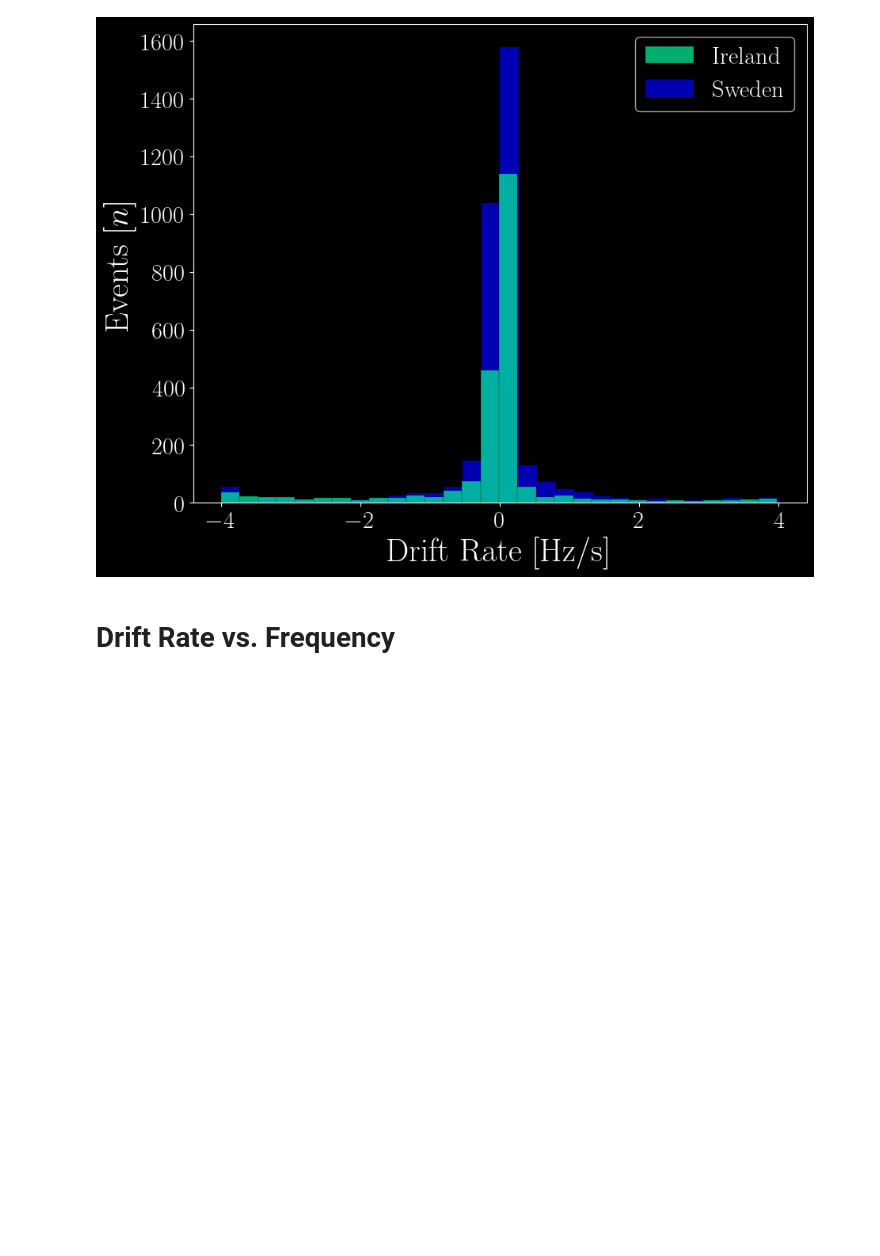
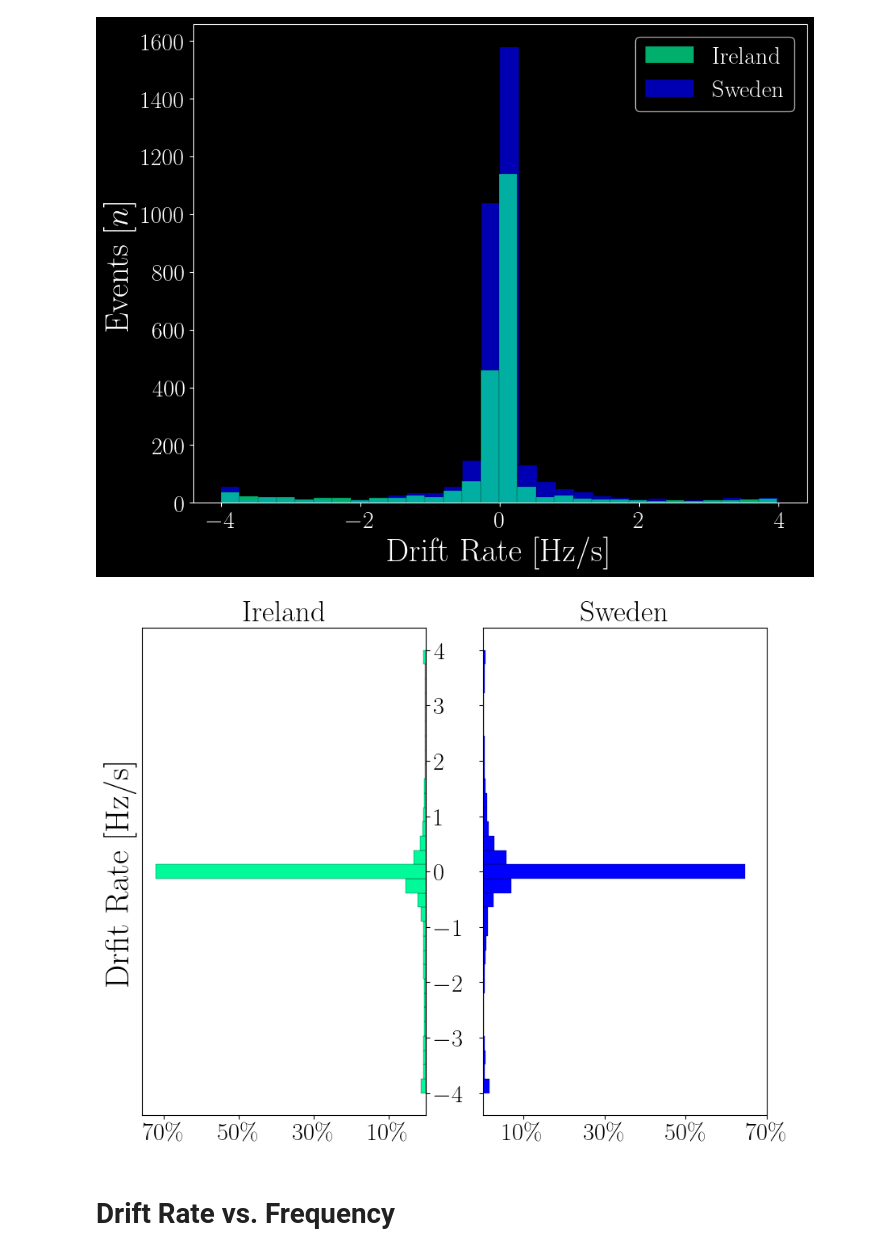
Before and after one commit to OwenJohnsons/SETI-Scripts, a Jupyter notebook: notebooks/dual_site_plots.ipynb, the cells around one changed output. Cells and saved outputs as stored; diff of their text form; code cells hidden in the pictures; blank space fills up the shorter version.

```diff
--- a/notebooks/dual_site_plots.ipynb
+++ b/notebooks/dual_site_plots.ipynb
@@ -237,6 +241,34 @@ with plt.style.context('dark_background'):
 Max S/N, Ireland: 10569934.190535
 Max S/N Sweden: 469236.96875
 [figure]
+# %%
+
+plt.rcParams['axes.spines.right'] = True
+plt.rcParams['axes.spines.top'] = True
+
+# with plt.style.context('dark_background'):
+fig, (ax1, ax2) = plt.subplots(1, 2, sharey=True, figsize=(10,8))
+
+bins = np.linspace(-4, 4, 32)
+
+ax2.yaxis.set_label_coords(-.1, .5)
+ax1.hist(ie_data[3], bins, orientation=u'horizontal', weights=np.ones(len(ie_data[3])) / len(ie_data[3]), facecolor = 'mediumspringgreen',  edgecolor ="black", linewidth=0.2)
+ax1.set_ylabel('Drfit Rate [Hz/s]'); ax1.set_title('Ireland')
+ax1.invert_xaxis(); ax1.yaxis.tick_right()
+ax1.xaxis.set_major_formatter(PercentFormatter(1, decimals=0))
+ax1.set_xticks(np.arange(0.1, 0.8, step=0.2))
+
+
+ax2.hist(se_data[3], bins, orientation=u'horizontal', weights=np.ones(len(se_data[3])) / len(se_data[3]), facecolor = 'blue',  edgecolor ="black", linewidth=0.2)
+ax2.xaxis.set_major_formatter(PercentFormatter(1, decimals=0))
+ax2.set_title('Sweden')
+# ax2.set_ylim(0, 200)
+ax2.set_xticks(np.arange(0.1, 0.8, step=0.2))
+
+
+plt.savefig('DR_comparative_histogram.pdf', bbox_inches='tight')
+# %% [output]
+[figure, added]
 # %% [markdown]
 # Drift Rate vs. Frequency
 # %%
```
Also changed, not shown: parts of 5 cells of this notebook, 11 other files.
